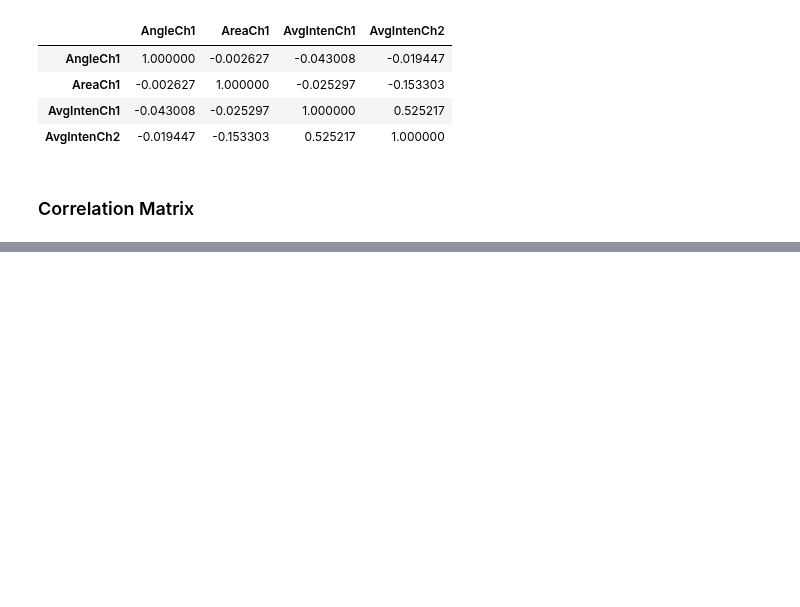
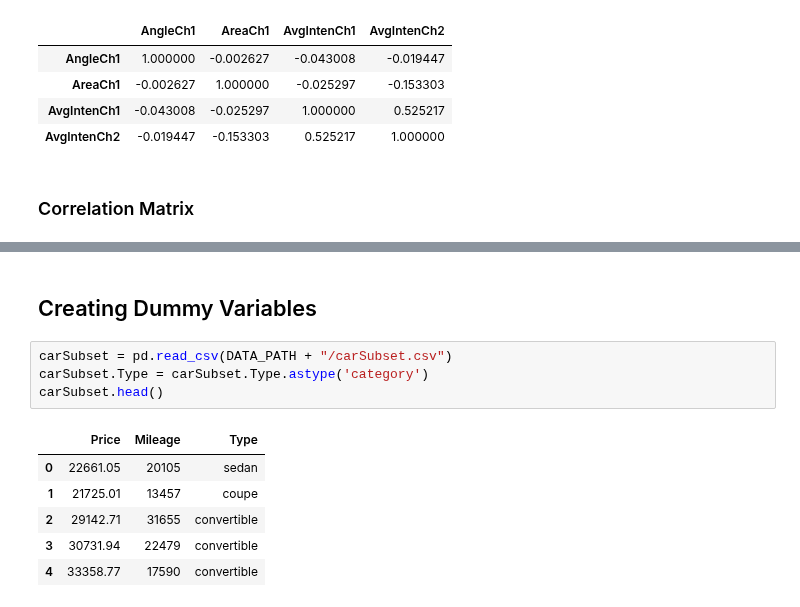
Before and after one commit to rickhaffey/stats-apm, a Jupyter notebook: computing-python/Computing-Chapter-03-Python.ipynb, the cells around one changed output, grey strips where cells are left out. Saved outputs shown, nothing was run; the diff lists cells and outputs as text; blank space fills up the shorter version.

```diff
--- a/computing-python/Computing-Chapter-03-Python.ipynb
+++ b/computing-python/Computing-Chapter-03-Python.ipynb
@@ -236,0 +283,13 @@ corrs = pd.melt(temp, id_vars=['index'])
+# %% [markdown]
+## Creating Dummy Variables
+# %%
+carSubset = pd.read_csv(DATA_PATH + "/carSubset.csv")
+carSubset.Type = carSubset.Type.astype('category')
+carSubset.head()
+# %% [output]
+|  | Price | Mileage | Type |
+| 0 | 22661.05 | 20105 | sedan |
+| 1 | 21725.01 | 13457 | coupe |
+| 2 | 29142.71 | 31655 | convertible |
+| 3 | 30731.94 | 22479 | convertible |
+| 4 | 33358.77 | 17590 | convertible |
```
Also changed, not shown: parts of 14 cells of this notebook, 4 other files.
